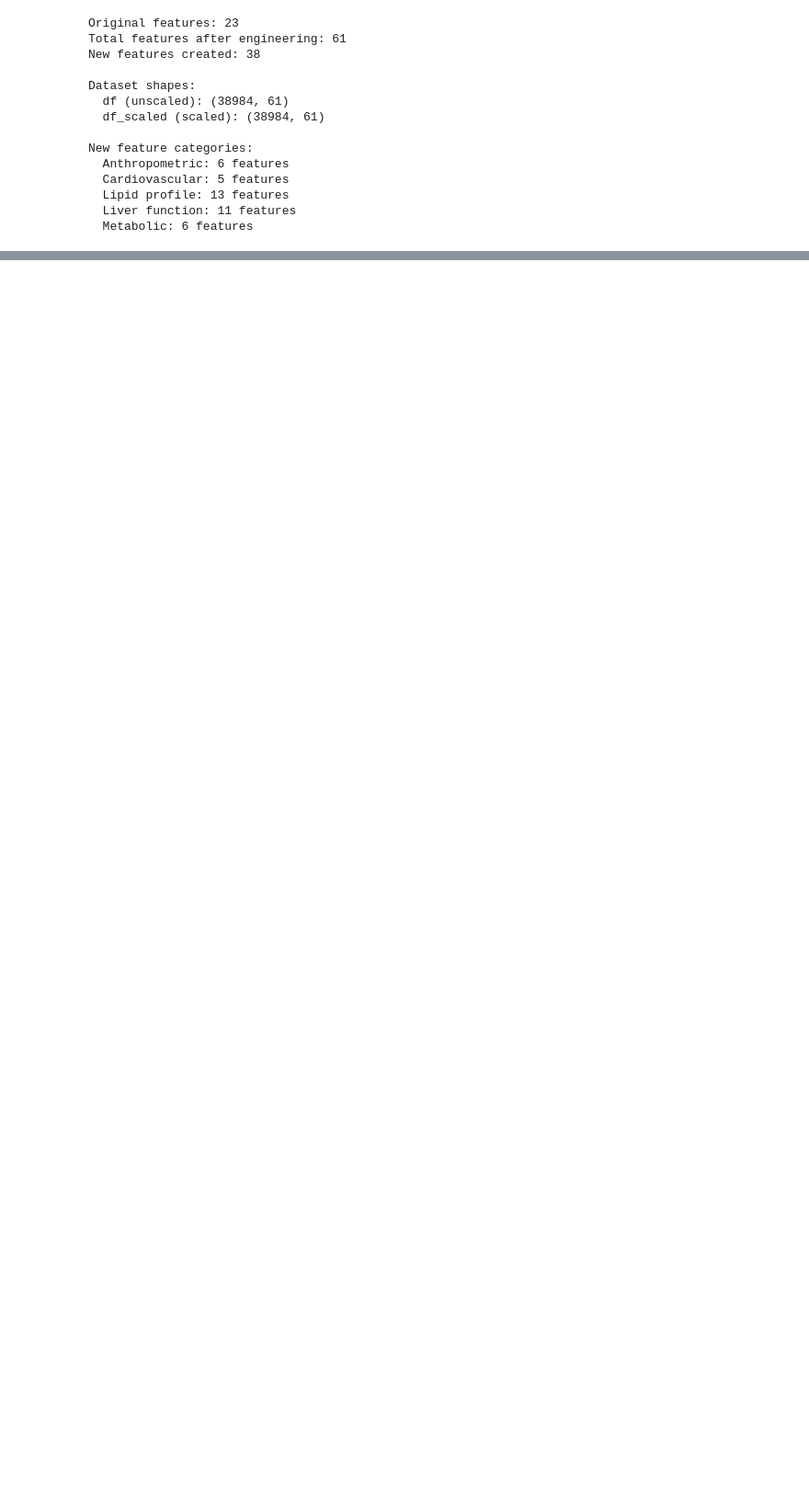
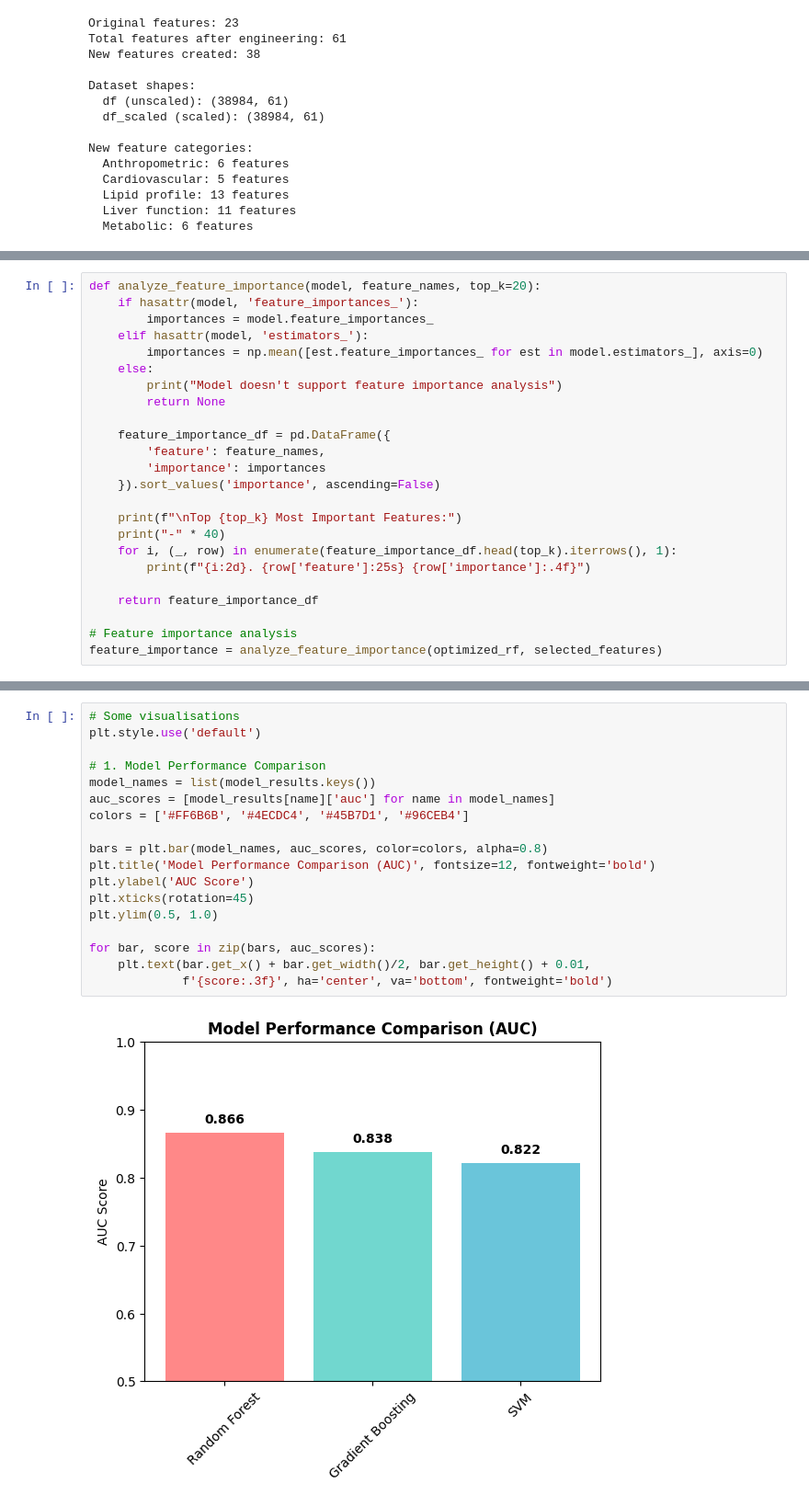
Before and after one commit to BogdanJas/rr_smoker_status_prediction, a Jupyter notebook: main.ipynb, the cells around one changed output, grey strips where cells are left out. Shown at 92% size. Cells and saved outputs as stored; diff of their text form; blank space fills up the shorter version.

```diff
--- a/main.ipynb
+++ b/main.ipynb
@@ -597,0 +906,24 @@ New feature categories:
+# %%
+def analyze_feature_importance(model, feature_names, top_k=20):
+    if hasattr(model, 'feature_importances_'):
+        importances = model.feature_importances_
+    elif hasattr(model, 'estimators_'):
+        importances = np.mean([est.feature_importances_ for est in model.estimators_], axis=0)
+    else:
+        print("Model doesn't support feature importance analysis")
+        return None
+
+    feature_importance_df = pd.DataFrame({
+        'feature': feature_names,
+        'importance': importances
+    }).sort_values('importance', ascending=False)
+
+    print(f"\nTop {top_k} Most Important Features:")
+    print("-" * 40)
+    for i, (_, row) in enumerate(feature_importance_df.head(top_k).iterrows(), 1):
+        print(f"{i:2d}. {row['feature']:25s} {row['importance']:.4f}")
+
+    return feature_importance_df
+
+# Feature importance analysis
+feature_importance = analyze_feature_importance(optimized_rf, selected_features)
@@ -597,0 +1033,20 @@ New feature categories:
+# %%
+# Some visualisations
+plt.style.use('default')
+
+# 1. Model Performance Comparison
+model_names = list(model_results.keys())
+auc_scores = [model_results[name]['auc'] for name in model_names]
+colors = ['#FF6B6B', '#4ECDC4', '#45B7D1', '#96CEB4']
+
+bars = plt.bar(model_names, auc_scores, color=colors, alpha=0.8)
+plt.title('Model Performance Comparison (AUC)', fontsize=12, fontweight='bold')
+plt.ylabel('AUC Score')
+plt.xticks(rotation=45)
+plt.ylim(0.5, 1.0)
+
+for bar, score in zip(bars, auc_scores):
+    plt.text(bar.get_x() + bar.get_width()/2, bar.get_height() + 0.01,
+             f'{score:.3f}', ha='center', va='bottom', fontweight='bold')
+# %% [output]
+[figure, added]
```
Also changed, not shown: parts of 24 cells of this notebook.
